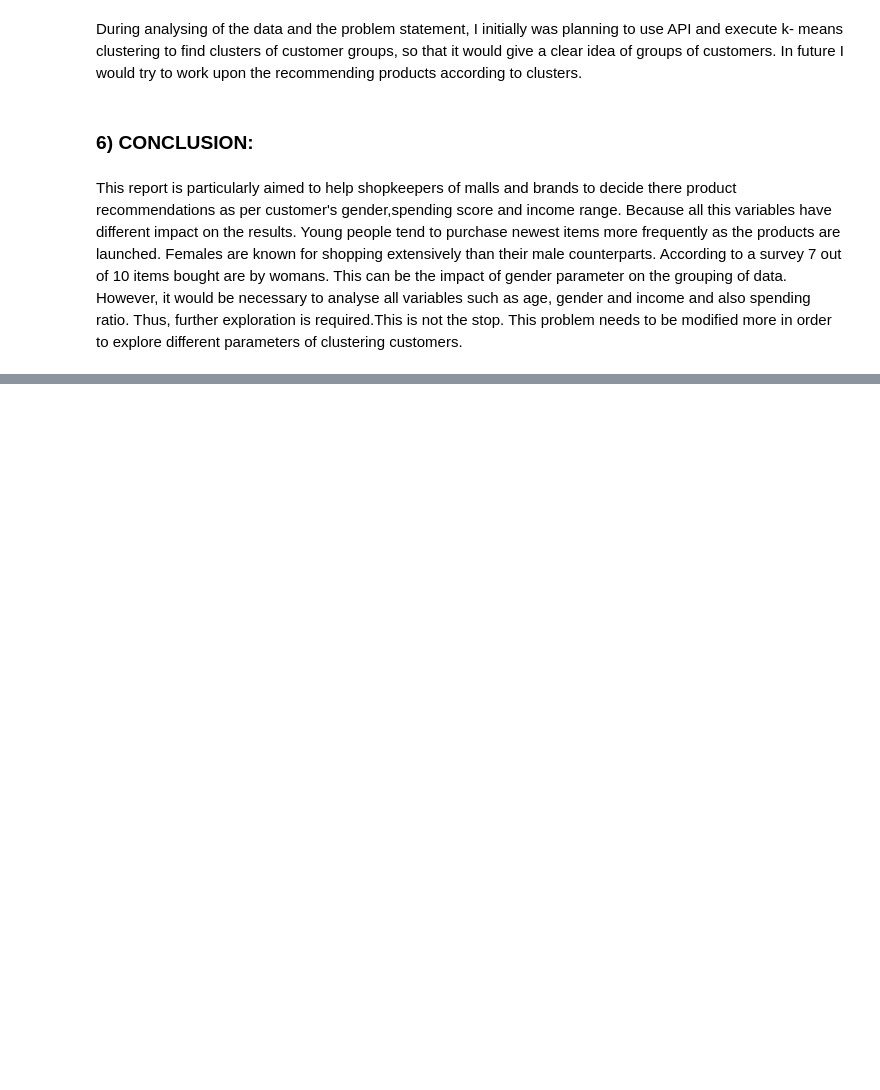
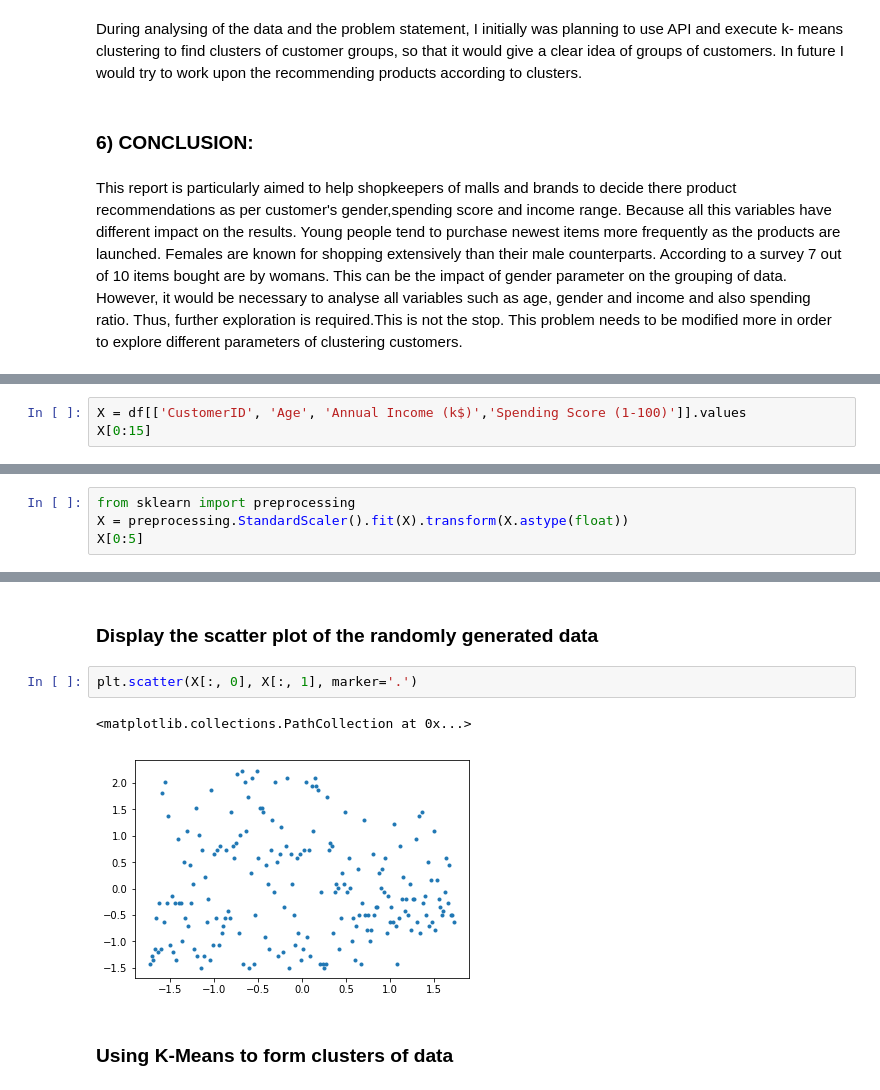
Before and after one commit to ashita0112/Coursera_Capstone1, a Jupyter notebook: Battle for Neighbourhood - Week 1.ipynb, the cells around one changed output, grey strips where cells are left out. Cells and saved outputs as stored; diff of their text form; blank space fills up the shorter version.

```diff
--- a/Battle for Neighbourhood - Week 1.ipynb
+++ b/Battle for Neighbourhood - Week 1.ipynb
@@ -26,0 +172,3 @@ This report is particularly aimed to help shopkeepers of malls and brands to dec
+# %%
+X = df[['CustomerID', 'Age', 'Annual Income (k$)','Spending Score (1-100)']].values
+X[0:15]
@@ -26,0 +285,4 @@ This report is particularly aimed to help shopkeepers of malls and brands to dec
+# %%
+from sklearn import preprocessing
+X = preprocessing.StandardScaler().fit(X).transform(X.astype(float))
+X[0:5]
@@ -26,0 +326,9 @@ This report is particularly aimed to help shopkeepers of malls and brands to dec
+# %% [markdown]
+### Display the scatter plot of the randomly generated data
+# %%
+plt.scatter(X[:, 0], X[:, 1], marker='.')
+# %% [output]
+<matplotlib.collections.PathCollection at 0x...>
+[figure, added]
+# %% [markdown]
+### Using K-Means to form clusters of data
```
Also changed, not shown: parts of 54 cells of this notebook.
